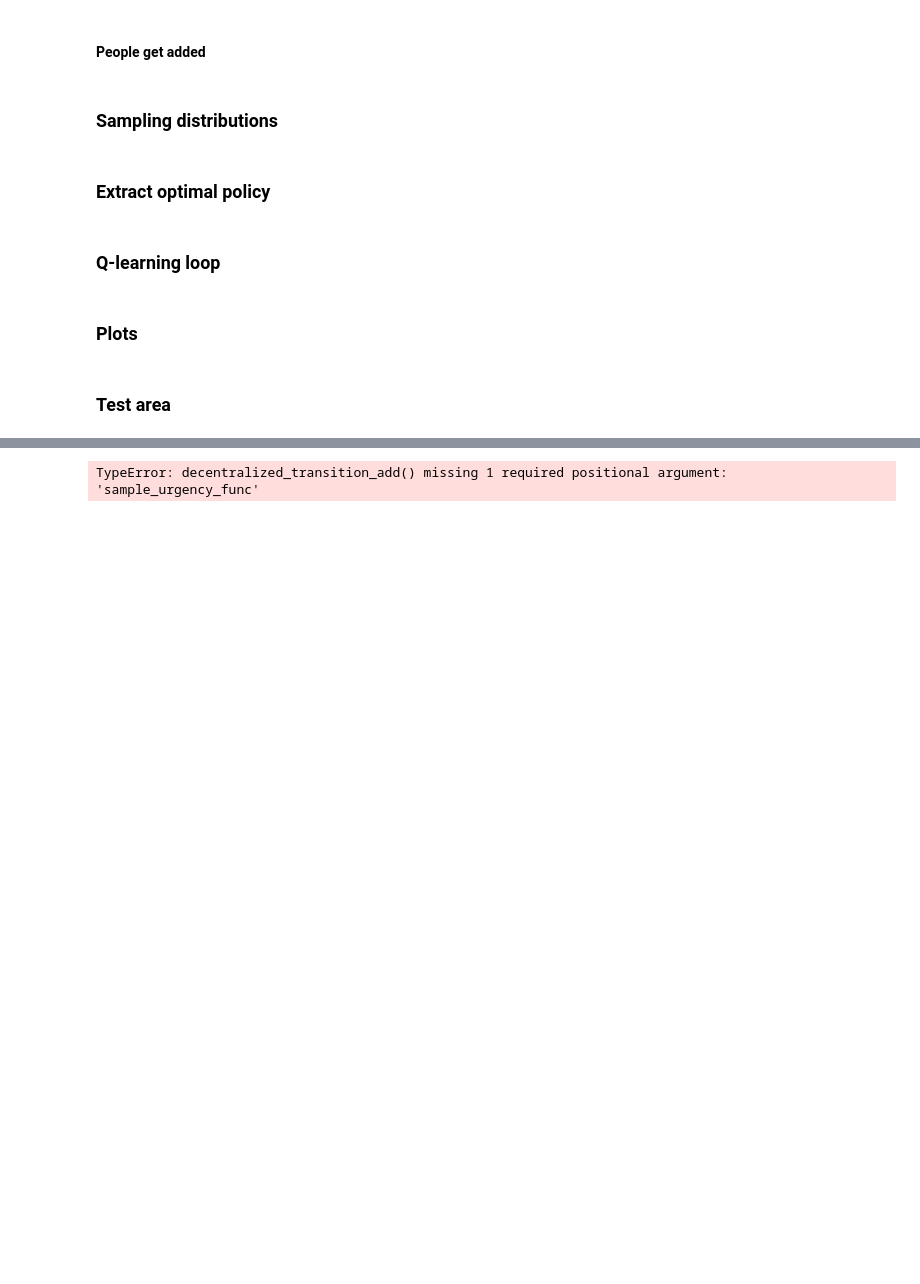
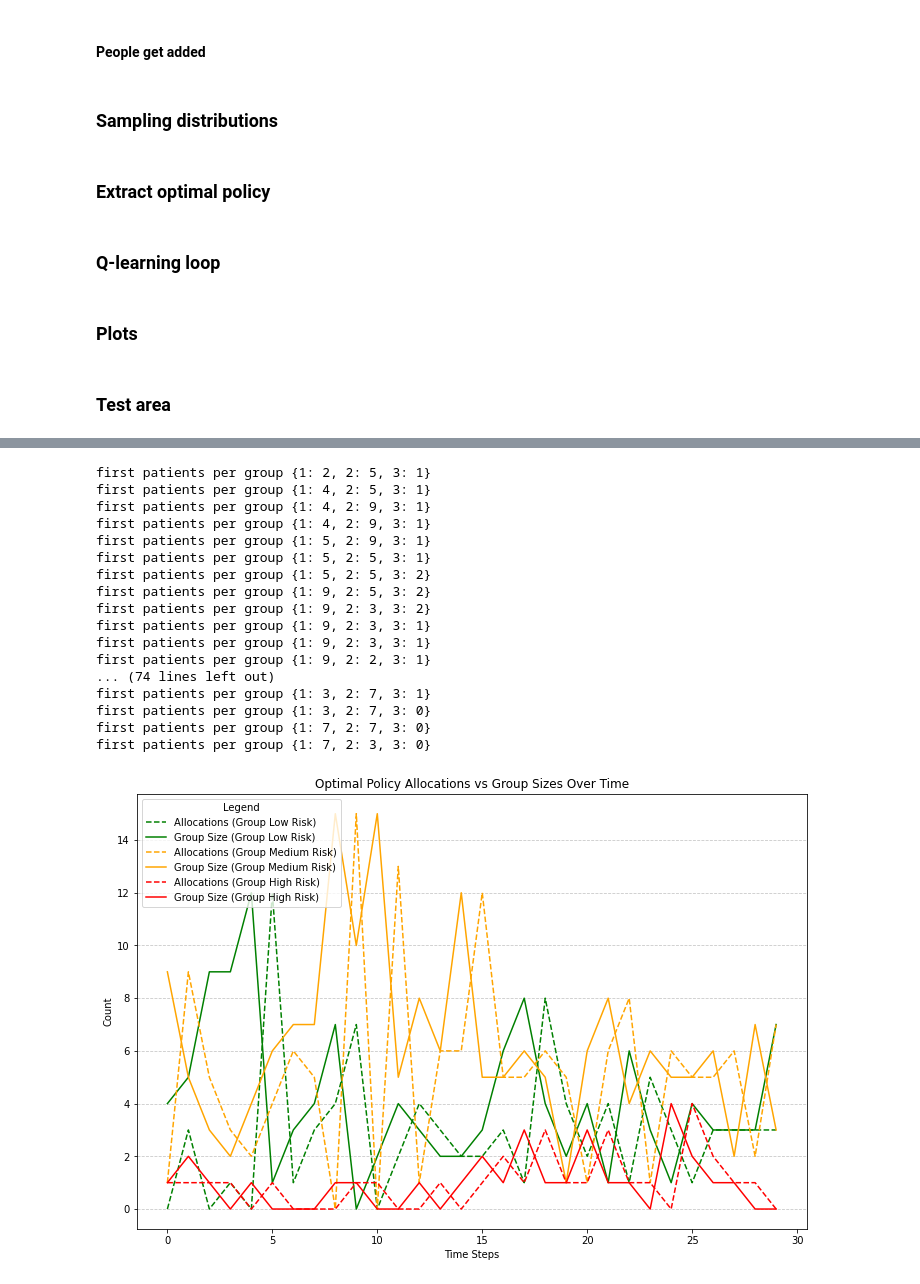
Before and after one commit to justinebreuch/organ-allocation, a Jupyter notebook: MMDP_NashQ.ipynb, the cells around one changed output, grey strips where cells are left out. Drawn from its saved outputs; the diff is of its cells as text; code cells hidden in the pictures; blank space fills up the shorter version.

```diff
--- a/MMDP_NashQ.ipynb
+++ b/MMDP_NashQ.ipynb
@@ -55,7 +55,8 @@ def decentralized_transition(state, actions, sample_urgency_func):
 #### People get added
 # %%
 # Transition function with shared organ pool and patient arrivals
-def decentralized_transition_add(state, actions, sample_urgency_func):
+def decentralized_transition_add(state, actions, sample_urgency_func, old_patients_per_group):
+    patients_per_group = old_patients_per_group.copy()
     new_state = {
         "time": state["time"] + 1,
         "organs": state["organs"],
@@ -76,6 +77,7 @@ def decentralized_transition_add(state, actions, sample_urgency_func):
 
         # Add new patients to the group based on Poisson arrivals
         new_patients = np.random.poisson(group_lambdas[group_id])
+        print("first patients per group", patients_per_group)
         patients_per_group[group_id + 1] += new_patients
 
         # Update patient group size after matching
@@ -88,5 +90,5 @@ def decentralized_transition_add(state, actions, sample_urgency_func):
     # Ensure organs count is non-negative
     new_state["organs"] = max(0, new_state["organs"])
 
-    return new_state, rewards
+    return new_state, rewards, patients_per_group
 # %%
@@ -392,5 +431,6 @@ plot_organs_allocated(group_Q_tables, transition_func, sample_func, "x")
 # %%
-def simulate_optimal_policy_and_track(optimal_policies, total_organs, time_horizon, initialize_state, transition_func):
+def simulate_optimal_policy_and_track(optimal_policies, total_organs, time_horizon, initialize_state, transition_func,
+                                     sample_frequency_func):
     """
     Simulates the allocation process under the optimal policy and tracks the allocations
     and group sizes over time.
@@ -406,6 +446,7 @@ def simulate_optimal_policy_and_track(optimal_policies, total_organs, time_horiz
         results (dict): Dictionary containing time series of allocations and group sizes for each group.
     """
     state = initialize_state()
+    patients_per_group = {1: 2, 2: 5, 3: 1}
     results = {group_id: {"allocations": [], "group_sizes": []} for group_id in range(num_groups)}
 
     for t in range(time_horizon):
@@ -422,7 +463,7 @@ def simulate_optimal_policy_and_track(optimal_policies, total_organs, time_horiz
                 actions.append(0)  # Default action if state not in policy
 
         # Perform the transition
-        next_state, _ = transition_func(state, actions)
+        next_state, _ , patients_per_group = transition_func(state, actions, sample_frequency_func, patients_per_group)
 
         # Track allocations and group sizes for each group
         for group_id, group_info in enumerate(next_state["patient_groups"]):
@@ -441,40 +482,57 @@ optimal_policies = [extract_optimal_policy_Nash(Q_table) for Q_table in group_Q_
 
 # Simulate and track results
 results = simulate_optimal_policy_and_track(
-    optimal_policies, total_organs, time_horizon, initialize_state, decentralized_transition_add
+    optimal_policies, total_organs, time_horizon, initialize_state, decentralized_transition_add, sample_urgency_beta
 )
 
 # Plot results
 plt.figure(figsize=(12, 8))
 labels = ['Low Risk', 'Medium Risk', 'High Risk']
 colors = ['green', 'orange', 'red']
 
 for group_id in range(num_groups):
     # Plot allocations
     plt.plot(
         range(len(results[group_id]["allocations"])),
         results[group_id]["allocations"],
         label=f"Allocations (Group {labels[group_id]})",
         linestyle="--",
         color=colors[group_id]
     )
 
     # Plot group sizes
     plt.plot(
         range(len(results[group_id]["group_sizes"])),
         results[group_id]["group_sizes"],
         label=f"Group Size (Group {labels[group_id]})",
         color=colors[group_id]
     )
 
 plt.title("Optimal Policy Allocations vs Group Sizes Over Time")
 plt.xlabel("Time Steps")
 plt.ylabel("Count")
 plt.legend(title="Legend", loc="upper left")
 plt.grid(axis="y", linestyle="--", alpha=0.7)
 plt.show()
 # %% [output]
-TypeError: decentralized_transition_add() missing 1 required positional argument: 'sample_urgency_func'
+first patients per group {1: 2, 2: 5, 3: 1}
+first patients per group {1: 4, 2: 5, 3: 1}
+first patients per group {1: 4, 2: 9, 3: 1}
+first patients per group {1: 4, 2: 9, 3: 1}
+first patients per group {1: 5, 2: 9, 3: 1}
+first patients per group {1: 5, 2: 5, 3: 1}
+first patients per group {1: 5, 2: 5, 3: 2}
+first patients per group {1: 9, 2: 5, 3: 2}
+first patients per group {1: 9, 2: 3, 3: 2}
+first patients per group {1: 9, 2: 3, 3: 1}
+first patients per group {1: 9, 2: 3, 3: 1}
+first patients per group {1: 9, 2: 2, 3: 1}
+... (74 lines left out)
+first patients per group {1: 3, 2: 7, 3: 1}
+first patients per group {1: 3, 2: 7, 3: 0}
+first patients per group {1: 7, 2: 7, 3: 0}
+first patients per group {1: 7, 2: 3, 3: 0}
+[figure, added]
 # %%
 def simulate_policy_with_random_arrivals(optimal_policies, initialize_state, transition_func, sample_func, arrival_func):
     """
```
Also changed, not shown: parts of 7 cells of this notebook.
